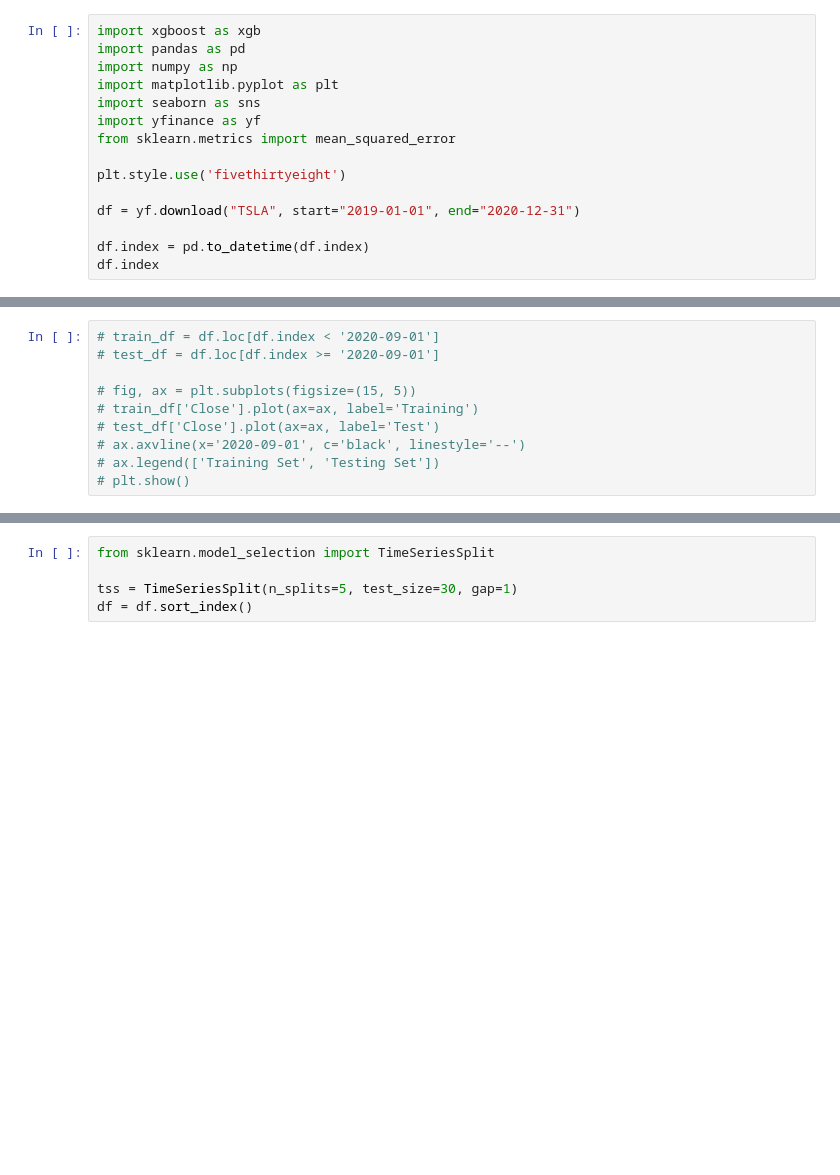
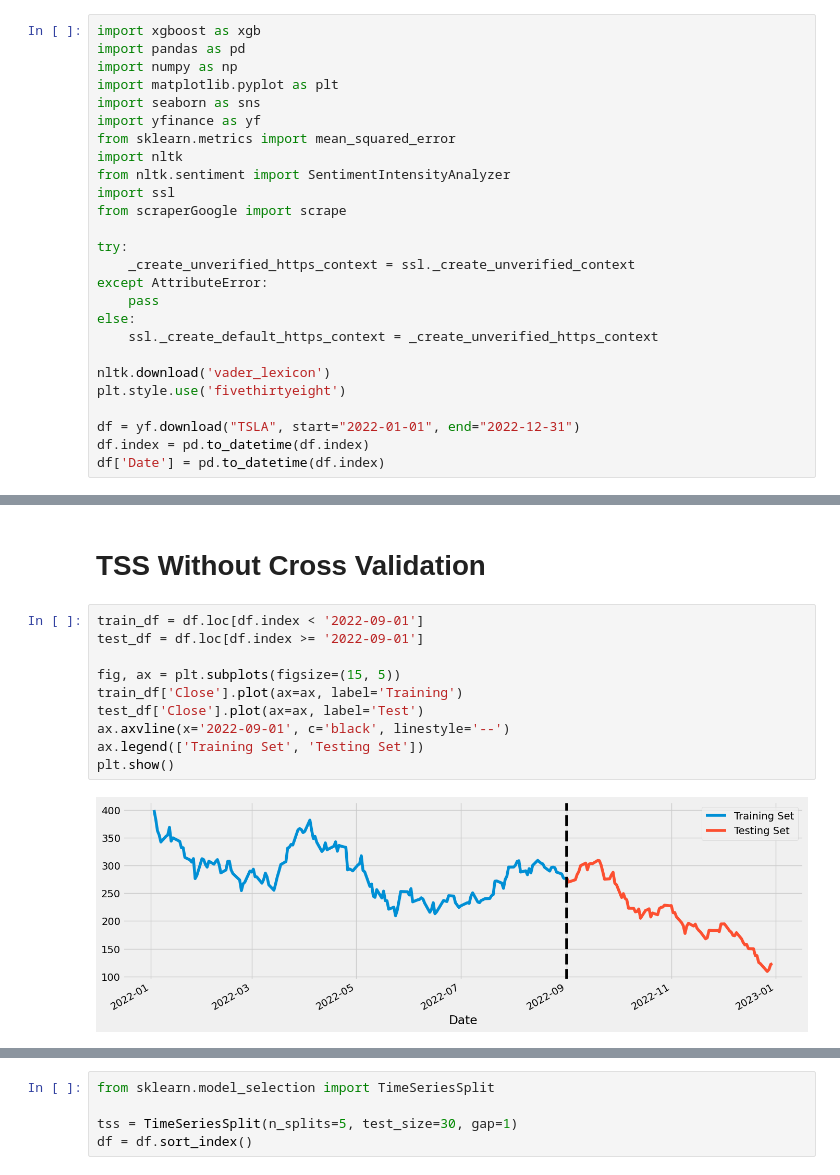
Before and after one commit to pvpswaghd/stock-sentiment-prediction, a Jupyter notebook: xgboost.ipynb, the cells around one changed output, grey strips where cells are left out. Drawn from its saved outputs; the diff is of its cells as text; blank space fills up the shorter version.

```diff
--- a/xgboost.ipynb
+++ b/xgboost.ipynb
@@ -6,12 +6,23 @@ import matplotlib.pyplot as plt
 import seaborn as sns
 import yfinance as yf
 from sklearn.metrics import mean_squared_error
+import nltk
+from nltk.sentiment import SentimentIntensityAnalyzer
+import ssl
+from scraperGoogle import scrape
 
+try:
+    _create_unverified_https_context = ssl._create_unverified_context
+except AttributeError:
+    pass
+else:
+    ssl._create_default_https_context = _create_unverified_https_context
+
+nltk.download('vader_lexicon')
 plt.style.use('fivethirtyeight')
 
-df = yf.download("TSLA", start="2019-01-01", end="2020-12-31")
-
+df = yf.download("TSLA", start="2022-01-01", end="2022-12-31")
 df.index = pd.to_datetime(df.index)
-df.index
+df['Date'] = pd.to_datetime(df.index)
 # %% [output]
 [*********************100%***********************]  1 of 1 completed
@@ -26,10 +73,14 @@ DatetimeIndex(['2019-01-02', '2019-01-03', '2019-01-04', '2019-01-07',
+# %% [markdown]
+# TSS Without Cross Validation
 # %%
-# train_df = df.loc[df.index < '2020-09-01']
-# test_df = df.loc[df.index >= '2020-09-01']
+train_df = df.loc[df.index < '2022-09-01']
+test_df = df.loc[df.index >= '2022-09-01']
 
-# fig, ax = plt.subplots(figsize=(15, 5))
-# train_df['Close'].plot(ax=ax, label='Training')
-# test_df['Close'].plot(ax=ax, label='Test')
-# ax.axvline(x='2020-09-01', c='black', linestyle='--')
-# ax.legend(['Training Set', 'Testing Set'])
-# plt.show()
+fig, ax = plt.subplots(figsize=(15, 5))
+train_df['Close'].plot(ax=ax, label='Training')
+test_df['Close'].plot(ax=ax, label='Test')
+ax.axvline(x='2022-09-01', c='black', linestyle='--')
+ax.legend(['Training Set', 'Testing Set'])
+plt.show()
+# %% [output]
+[figure, added]
```
Also changed, not shown: parts of 24 cells of this notebook, 3 other files.
